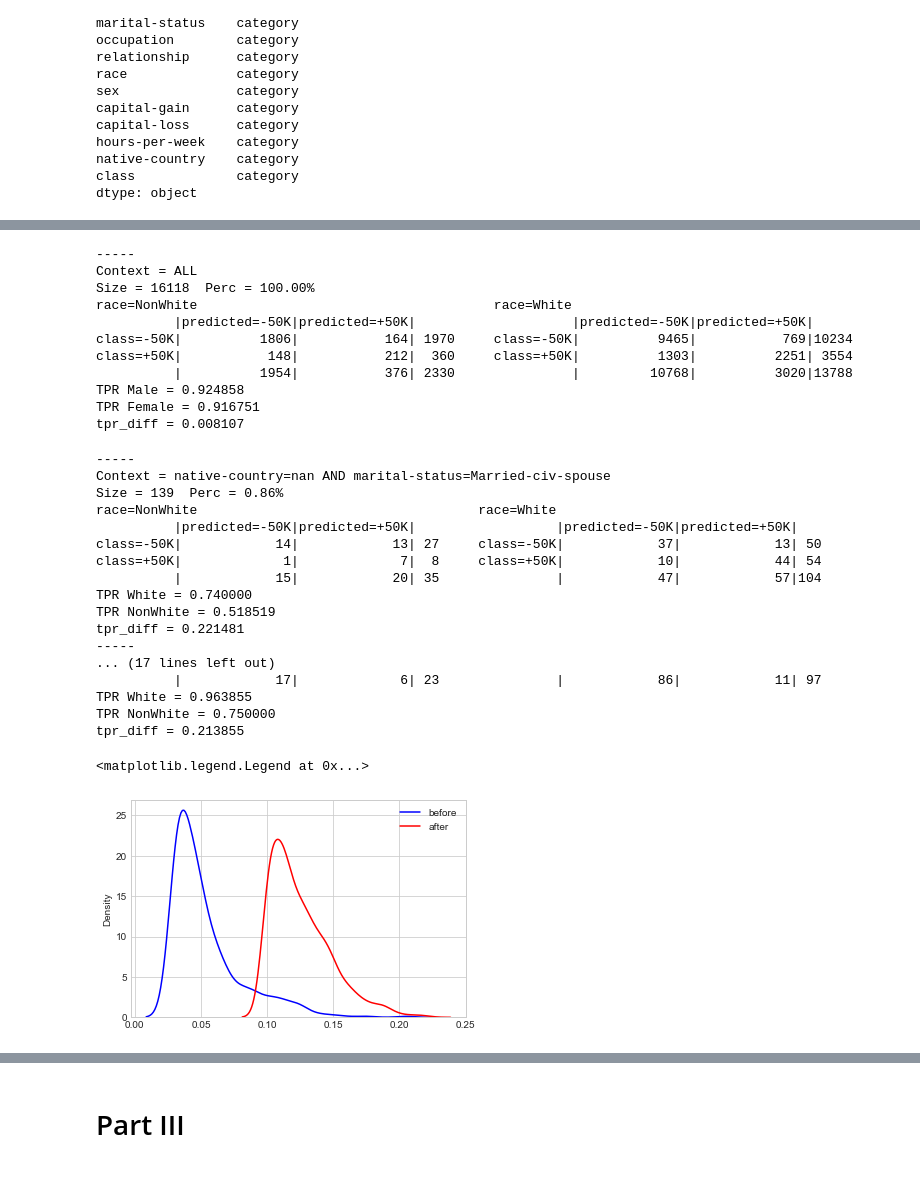
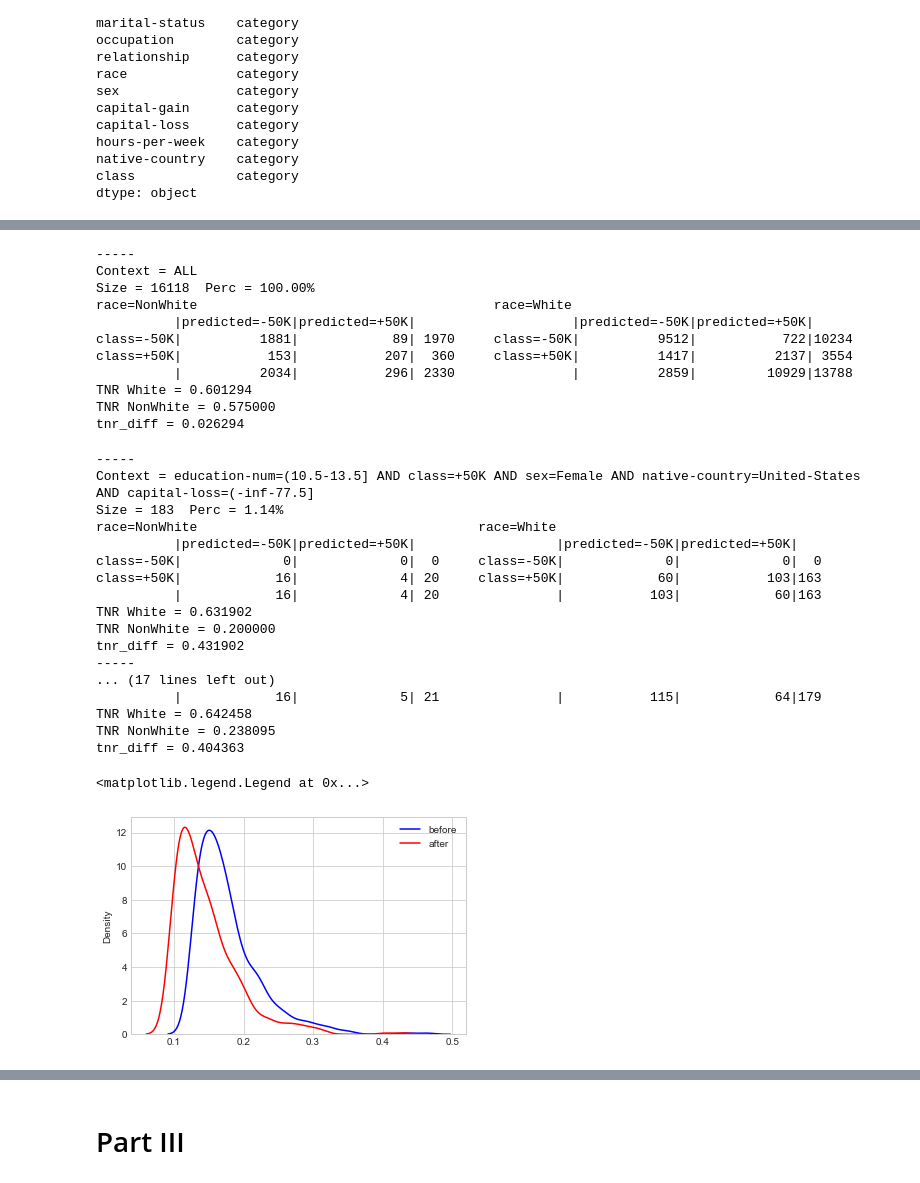
Before and after one commit to ruggieris/DD, a Jupyter notebook: dd_tutorial.ipynb, the cells around one changed output, grey strips where cells are left out. Drawn from its saved outputs; the diff is of its cells as text; code cells hidden in the pictures.

```diff
--- a/dd_tutorial.ipynb
+++ b/dd_tutorial.ipynb
@@ -405,7 +429,8 @@ tpr_diff = 0.051961
 # or try your preferred fair ML tool
 from fairlearn.postprocessing import ThresholdOptimizer
 # fairness by post-processing
-postprocess_est = ThresholdOptimizer(estimator=clf, constraints="true_positive_rate_parity", prefit=True, predict_method='predict')
+#postprocess_est = ThresholdOptimizer(estimator=clf, constraints="true_positive_rate_parity", prefit=True, predict_method='predict')
+postprocess_est = ThresholdOptimizer(estimator=clf, constraints="true_negative_rate_parity", prefit=True, predict_method='predict')
 X_train = X_train.fillna(0) # fairlearn does not manage missing values
 X_test = X_test.fillna(0) # fairlearn does not manage missing values
 postprocess_est.fit(X_train, y_train, sensitive_features=X_train['race'])
@@ -414,58 +439,59 @@ adult_test['predicted'] = encoders['class'].inverse_transform(
                             postprocess_est.predict(X_test, sensitive_features=X_test['race']).astype(int))
 # %%
 # discrimination in test set
-disc = dd.DD(adult_test, 'race=White', 'predicted=-50K', 'class=-50K', na_values={'nan'})
+# DD(filename or dataframe, unprotected item, positive prediction item, positive truth item)
+disc = dd.DD(adult_test[atts], 'race=White', 'predicted=-50K', 'class=-50K', na_values={'nan'})
 for ctg in disc.ctg_global():
     disc.print(ctg)
-    print("TPR Male = {:f}".format(ctg.tpru()))
-    print("TPR Female = {:f}".format(ctg.tprp()))
-    print("tpr_diff = {:f}".format(ctg.tpr_diff()))
+    print("TNR White = {:f}".format(ctg.tnru()))
+    print("TNR NonWhite = {:f}".format(ctg.tnrp()))
+    print("tnr_diff = {:f}".format(ctg.tnr_diff())) # Equality of opportunity
 # %% [output]
 -----
 Context = ALL
 Size = 16118  Perc = 100.00%
 race=NonWhite                                      race=White
           |predicted=-50K|predicted=+50K|                    |predicted=-50K|predicted=+50K|
-class=-50K|          1806|           164| 1970     class=-50K|          9465|           769|10234
-class=+50K|           148|           212|  360     class=+50K|          1303|          2251| 3554
-          |          1954|           376| 2330               |         10768|          3020|13788
-TPR Male = 0.924858
-TPR Female = 0.916751
-tpr_diff = 0.008107
+class=-50K|          1881|            89| 1970     class=-50K|          9512|           722|10234
+class=+50K|           153|           207|  360     class=+50K|          1417|          2137| 3554
+          |          2034|           296| 2330               |          2859|         10929|13788
+TNR White = 0.601294
+TNR NonWhite = 0.575000
+tnr_diff = 0.026294
 # %%
 # Extract contingency tables:
-ctgs_tpr_post = disc.extract(testCond=check_tpr, minSupp=-100, topk=1000)
+ctgs_eop_post = disc.extract(testCond=check_eop, minSupp=-100, topk=1000)
 # %%
-for v, ctg in ctgs_tpr_post[:3]:
+for v, ctg in ctgs_eop_post[:3]:
     disc.print(ctg)
-    print("TPR White = {:f}".format(ctg.tpru()))
-    print("TPR NonWhite = {:f}".format(ctg.tprp()))
-    print("tpr_diff = {:f}".format(v))
+    print("TNR White = {:f}".format(ctg.tnru()))
+    print("TNR NonWhite = {:f}".format(ctg.tnrp()))
+    print("tnr_diff = {:f}".format(v)) # Equality of opportunity
 # %% [output]
 -----
-Context = native-country=nan AND marital-status=Married-civ-spouse
-Size = 139  Perc = 0.86%
+Context = education-num=(10.5-13.5] AND class=+50K AND sex=Female AND native-country=United-States AND capital-loss=(-inf-77.5]
+Size = 183  Perc = 1.14%
 race=NonWhite                                    race=White
           |predicted=-50K|predicted=+50K|                  |predicted=-50K|predicted=+50K|
-class=-50K|            14|            13| 27     class=-50K|            37|            13| 50
-class=+50K|             1|             7|  8     class=+50K|            10|            44| 54
-          |            15|            20| 35               |            47|            57|104
-TPR White = 0.740000
-TPR NonWhite = 0.518519
-tpr_diff = 0.221481
+class=-50K|             0|             0|  0     class=-50K|             0|             0|  0
+class=+50K|            16|             4| 20     class=+50K|            60|           103|163
+          |            16|             4| 20               |           103|            60|163
+TNR White = 0.631902
+TNR NonWhite = 0.200000
+tnr_diff = 0.431902
 -----
 ... (17 lines left out)
-          |            17|             6| 23               |            86|            11| 97
-TPR White = 0.963855
-TPR NonWhite = 0.750000
-tpr_diff = 0.213855
+          |            16|             5| 21               |           115|            64|179
+TNR White = 0.642458
+TNR NonWhite = 0.238095
+tnr_diff = 0.404363
 # %%
 sns.set_style('whitegrid')
-sns.kdeplot(np.array([v for v, _ in ctgs_tpr]), bw_adjust=1.0, color='b')
-sns.kdeplot(np.array([v for v, _ in ctgs_tpr_post]), bw_adjust=1.0, color='r')
+sns.kdeplot(np.array([v for v, _ in ctgs_eop]), bw_adjust=1.0, color='b')
+sns.kdeplot(np.array([v for v, _ in ctgs_eop_post]), bw_adjust=1.0, color='r')
 plt.legend(labels=['before', 'after'])
 # %% [output]
 <matplotlib.legend.Legend at 0x...>
-[figure, old version]
+[figure, new version]
 # %%
 # sequential covering algorithm: 10 contingency tables
```
Also changed, not shown: parts of 23 cells of this notebook, 1 other file.
